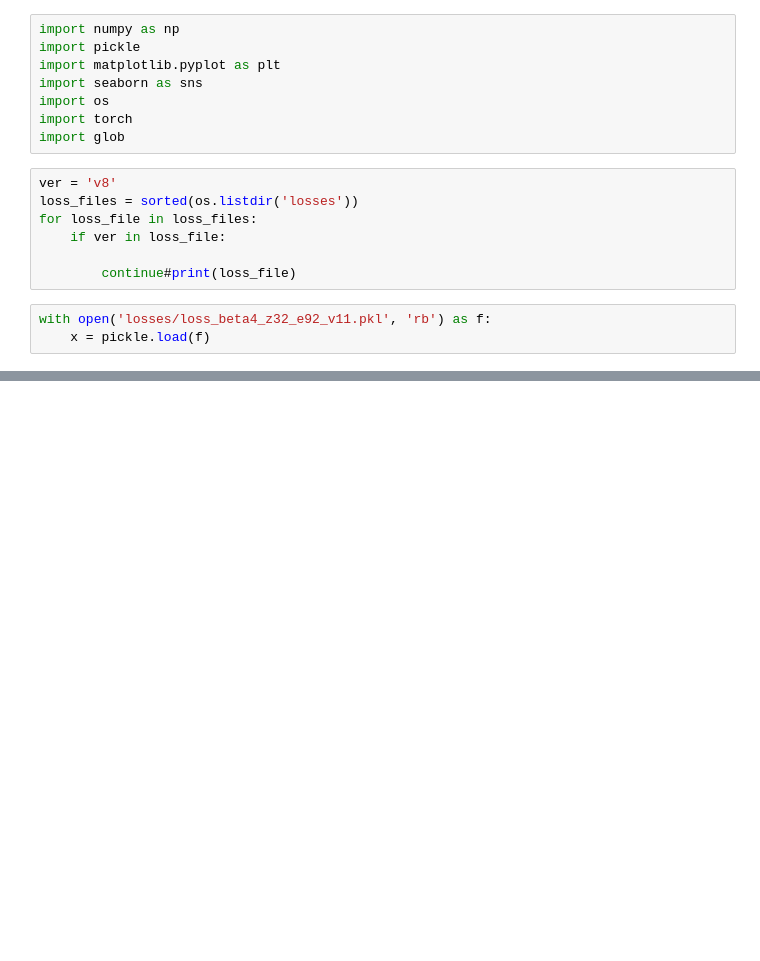
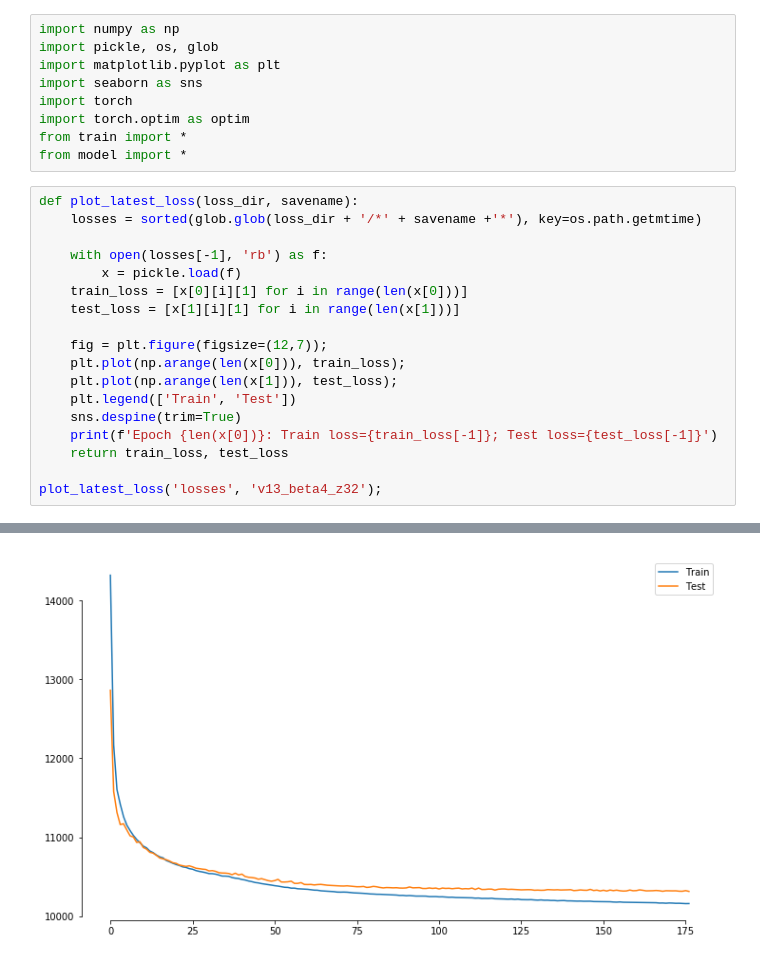
Before and after one commit to akjags/beta_vae, a Jupyter notebook: analyze_loss.ipynb, the cells around one changed output, grey strips where cells are left out. Cells and saved outputs as stored; diff of their text form; blank space fills up the shorter version.

```diff
--- a/analyze_loss.ipynb
+++ b/analyze_loss.ipynb
@@ -1,18 +1,28 @@
 # %%
 import numpy as np
-import pickle
+import pickle, os, glob
 import matplotlib.pyplot as plt
 import seaborn as sns
-import os
 import torch
-import glob
+import torch.optim as optim
+from train import *
+from model import *
-# %%
-ver = 'v8'
-loss_files = sorted(os.listdir('losses'))
-for loss_file in loss_files:
-    if ver in loss_file:
-
-        continue#print(loss_file)
-# %%
-with open('losses/loss_beta4_z32_e92_v11.pkl', 'rb') as f:
-    x = pickle.load(f)
+# %%
+def plot_latest_loss(loss_dir, savename):
+    losses = sorted(glob.glob(loss_dir + '/*' + savename +'*'), key=os.path.getmtime)
+
+    with open(losses[-1], 'rb') as f:
+        x = pickle.load(f)
+    train_loss = [x[0][i][1] for i in range(len(x[0]))]
+    test_loss = [x[1][i][1] for i in range(len(x[1]))]
+
+    fig = plt.figure(figsize=(12,7));
+    plt.plot(np.arange(len(x[0])), train_loss);
+    plt.plot(np.arange(len(x[1])), test_loss);
+    plt.legend(['Train', 'Test'])
+    sns.despine(trim=True)
+    print(f'Epoch {len(x[0])}: Train loss={train_loss[-1]}; Test loss={test_loss[-1]}')
+    return train_loss, test_loss
+
+plot_latest_loss('losses', 'v13_beta4_z32');
+# %% [output]
@@ -18,0 +30 @@ with open('losses/loss_beta4_z32_e92_v11.pkl', 'rb') as f:
+[figure, added]
```
Also changed, not shown: parts of 10 cells of this notebook, 1 other file.
